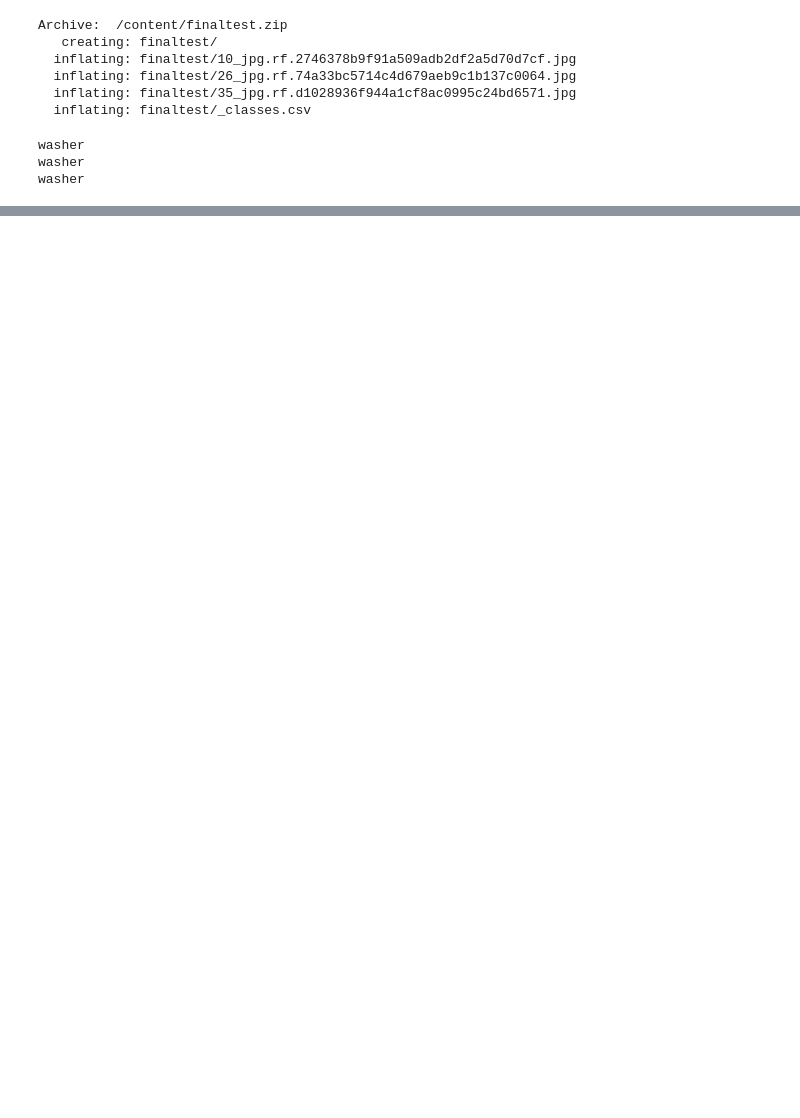
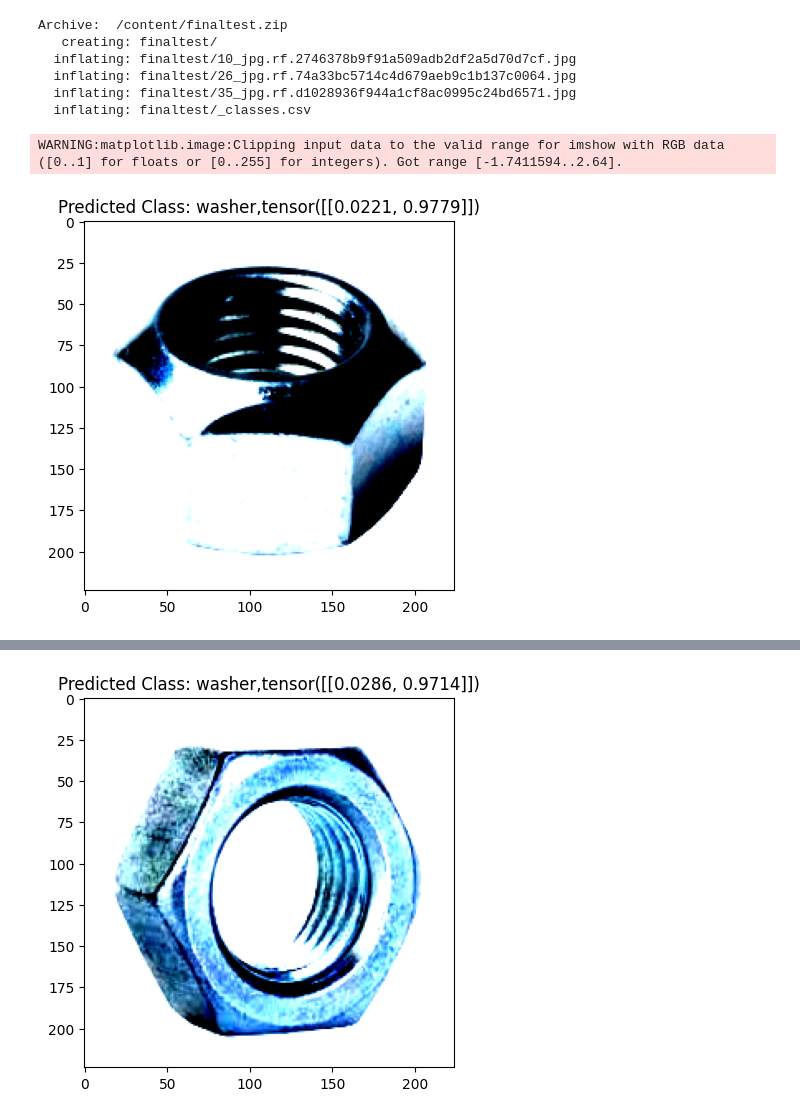
Before and after one commit to Gokul0Krishna/pytorchpractice, a Jupyter notebook: 2nd_attempt_ipynb.ipynb, the cells around one changed output, grey strips where cells are left out. Drawn from its saved outputs; the diff is of its cells as text; code cells hidden in the pictures; blank space fills up the shorter version.

```diff
--- a/2nd_attempt_ipynb.ipynb
+++ b/2nd_attempt_ipynb.ipynb
@@ -119,9 +119,11 @@ trainloader=DataLoader(traindataset,batch_size=40,shuffle=True)
 testloader=DataLoader(testdataset,batch_size=40,shuffle=True)
 valloader=DataLoader(valdataset,batch_size=40,shuffle=True)
 # %%
-testmodel = torch.hub.load('pytorch/vision:v0.10.0', 'densenet169', pretrained=True)
+model = torch.hub.load('pytorch/vision:v0.10.0', 'densenet121', pretrained=True)
 # %% [output]
 Using cache found in /root/.cache/torch/hub/pytorch_vision_v0.10.0
+# %%
+testmodel=model
 # %%
 for param in testmodel.parameters():
     param.requires_grad = False
@@ -134,11 +136,10 @@ optimizer = torch.optim.Adam([
     {'params': testmodel.features.parameters(), 'lr': 0.00001}    # Lower LR for pretrained
 ], weight_decay=1e-5)
 # %%
-criterion = nn.CrossEntropyLoss()
 i=0
 epoch=True
+prevlossv,patience=0,0
 while epoch:
-    i=0
     testmodel.train()
     trunningloss,vrunningloss=0.0,0.0
     ttotal,vtotal = 0,0
@@ -181,8 +182,15 @@ while epoch:
           Accuracy: {vacc*100/vtotal}
           """)
     i+=1
-    if (tacc*100/ttotal)>95 and (vacc*100/vtotal)>95
-      epoch=False
+
+    if(vrunningloss/len(valloader))<prevlossv:
+        prevlossv=vrunningloss/len(valloader)
+        patience=0
+    else:
+      patience+=1
+      if patience>5:
+        pass
+    epoch=False
 # %% [output]
 ====================
 Epoch 1
@@ -243,23 +318,24 @@ Archive:  /content/finaltest.zip
   inflating: finaltest/_classes.csv
 # %%
 import cv2
+from matplotlib import pyplot as plt
 testmodel.eval()
 for i in os.listdir("/content/finaltest"):
   if i.endswith(".jpg"):
     img=cv2.imread("/content/finaltest/"+i)
     # cv2_imshow(img)
     with torch.no_grad():
       img=Image.open("/content/finaltest/"+i).convert("RGB")
       img=preprocess(img)
       img = img.unsqueeze(0)
       img = img.to(device) # Move input to the same device as the model
       ouptut=testmodel(img)
       prob=torch.softmax(ouptut,dim=1)
       predicted_class = torch.argmax(prob).item()
-       plt.imshow(img)
-       plt.title(f"Predicted Class: {l[predicted_class]}")
-       plt.show()
+      img=img.squeeze(0).permute(1,2,0).cpu().numpy()
+      plt.imshow(img)
+      plt.title(f"Predicted Class: {l[predicted_class]},{prob}")
+      plt.show()
 # %% [output]
-washer
-washer
-washer
+WARNING:matplotlib.image:Clipping input data to the valid range for imshow with RGB data ([0..1] for floats or [0..255] for integers). Got range [-1.7411594..2.64].
+[figure, added]
@@ -265,0 +343 @@ washer
+[figure, added]
```
Also changed, not shown: parts of 6 cells of this notebook.
